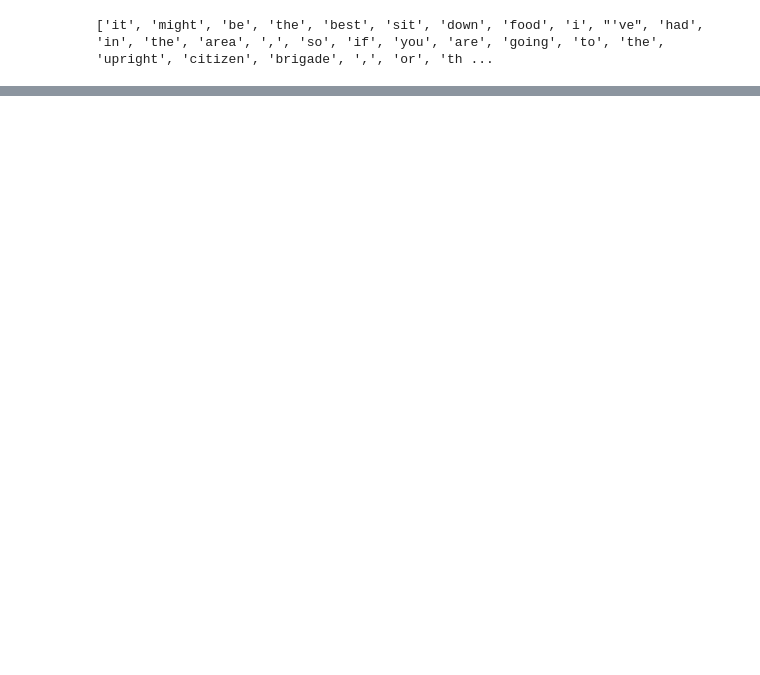
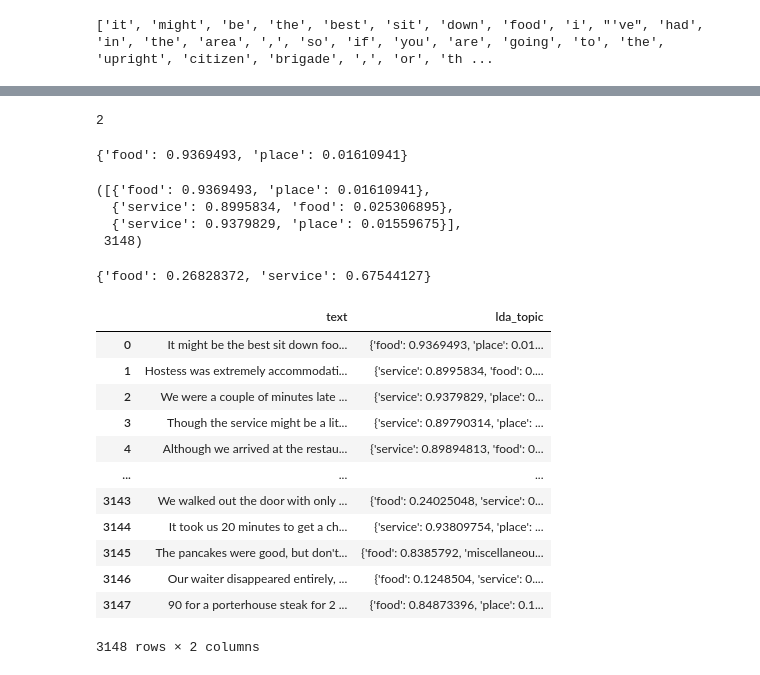
Before and after one commit to echeng220/absa, a Jupyter notebook: LDA on MAMS-ACSA Training Set.ipynb, the cells around one changed output, grey strips where cells are left out. Cells and saved outputs as stored; diff of their text form; code cells hidden in the pictures; blank space fills up the shorter version.

```diff
--- a/LDA on MAMS-ACSA Training Set.ipynb
+++ b/LDA on MAMS-ACSA Training Set.ipynb
@@ -173,0 +275,5 @@ for topic in topics:
+# %%
+topic_map = {0: 'food', 1: 'price', 2: 'service', 3: 'miscellaneous', 4: 'place'}
+# %%
+doc_topics = [lda.get_document_topics(doc) for doc in corpus]
+print(doc_topics[0], '\n', doc_topics[30], '\n', doc_topics[777])
@@ -173,0 +306,62 @@ for topic in topics:
+# %%
+len(newA)
+# %% [output]
+2
+# %%
+def get_strong_topics(document, topic_map, topic_threshold):
+    """Gets all the topics with probabilities greater than a threshold probability. If only 1 topic has a probability greater than the
+    threshold, get the top 2 most probable topics.
+    Returns dictionary of strongest topics."""
+    topic_dict = {topic_map[topic[0]]: topic[1] for topic in document}
+    output = {k:v for k,v in topic_dict.items() if v > topic_threshold}
+
+    if len(output) == 1:
+        output = dict(sorted(topic_dict.items(), key = itemgetter(1), reverse = True)[0:2])
+
+    return output
+# %%
+get_strong_topics(document = doc_topics[0], topic_map = topic_map, topic_threshold = 0.1)
+# %% [output]
+{'food': 0.9369493, 'place': 0.01610941}
+# %%
+TOPIC_THRESHOLD = 0.1
+
+strong_topics = []
+# for doc in doc_topics:
+#     tmp = []
+#     for topic in doc:
+#         if topic[-1] > TOPIC_THRESHOLD:
+#             tmp.append(topic_map[topic[0]])
+#     strong_topics.append(tmp)
+
+for doc in doc_topics:
+    tmp = get_strong_topics(document = doc, topic_map = topic_map, topic_threshold = TOPIC_THRESHOLD)
+    strong_topics.append(tmp)
+
+strong_topics[0:3], len(strong_topics)
+# %% [output]
+([{'food': 0.9369493, 'place': 0.01610941},
+  {'service': 0.8995834, 'food': 0.025306895},
+  {'service': 0.9379829, 'place': 0.01559675}],
+ 3148)
+# %%
+strong_topics[30]
+# %% [output]
+{'food': 0.26828372, 'service': 0.67544127}
+# %%
+lda_df = pd.DataFrame({'text': train_df['text'], 'lda_topic': strong_topics})
+lda_df
+# %% [output]
+|  | text | lda_topic |
+| 0 | It might be the best sit down foo... | {'food': 0.9369493, 'place': 0.01... |
+| 1 | Hostess was extremely accommodati... | {'service': 0.8995834, 'food': 0.... |
+| 2 | We were a couple of minutes late ... | {'service': 0.9379829, 'place': 0... |
+| 3 | Though the service might be a lit... | {'service': 0.89790314, 'place': ... |
+| 4 | Although we arrived at the restau... | {'service': 0.89894813, 'food': 0... |
+| ... | ... | ... |
+| 3143 | We walked out the door with only ... | {'food': 0.24025048, 'service': 0... |
+| 3144 | It took us 20 minutes to get a ch... | {'service': 0.93809754, 'place': ... |
+| 3145 | The pancakes were good, but don't... | {'food': 0.8385792, 'miscellaneou... |
+| 3146 | Our waiter disappeared entirely, ... | {'food': 0.1248504, 'service': 0.... |
+| 3147 | 90 for a porterhouse steak for 2 ... | {'food': 0.84873396, 'place': 0.1... |
+3148 rows × 2 columns
```
Also changed, not shown: parts of 41 cells of this notebook, 13 other files.
